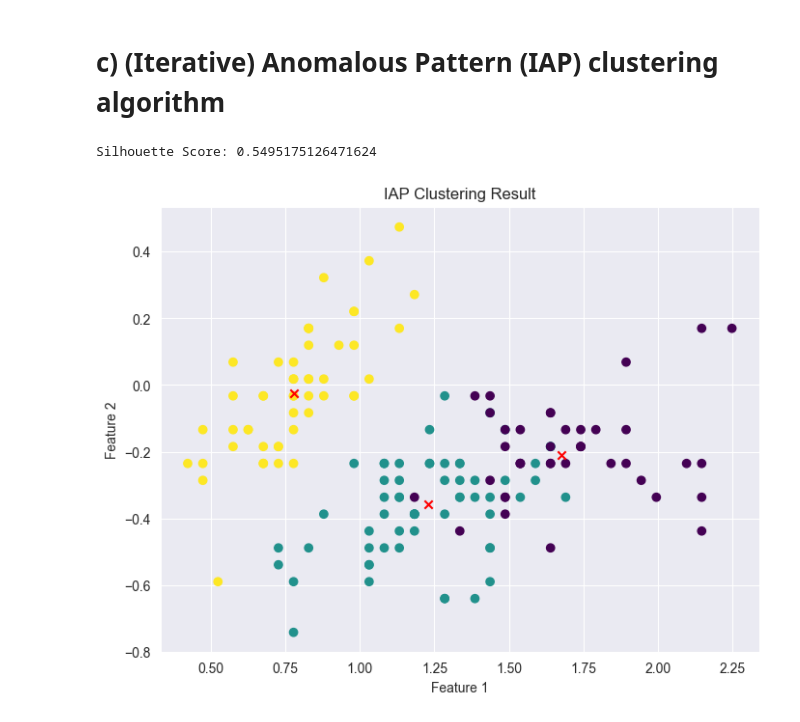
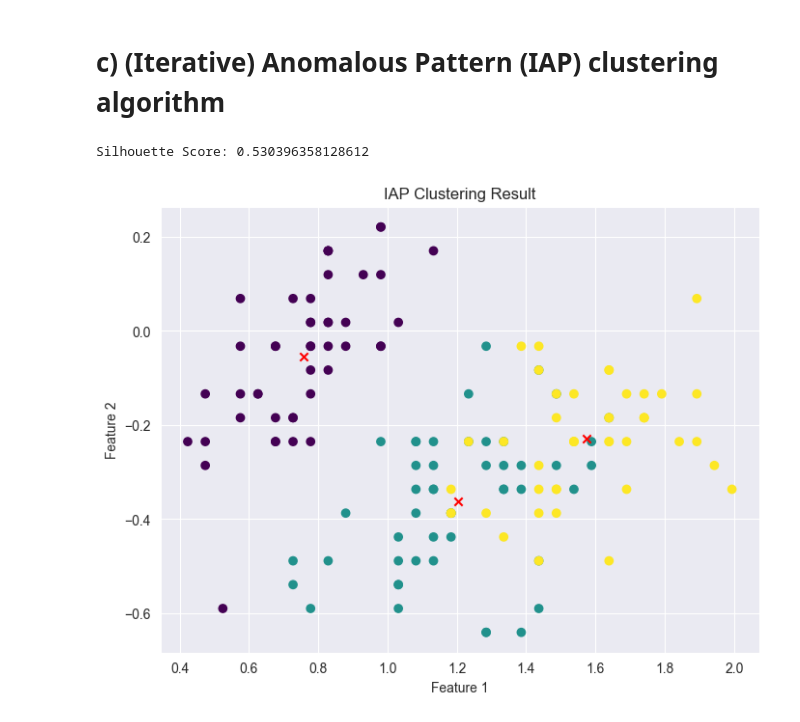
Before and after one commit to wumengyuu/PAD, a Jupyter notebook: FCM.ipynb, the cells around one changed output. Cells and saved outputs as stored; diff of their text form; code cells hidden in the pictures.

```diff
--- a/FCM.ipynb
+++ b/FCM.ipynb
@@ -87,10 +87,19 @@ def IAP_clustering(X, c, m, error, maxiter):
     Returns:
     cntr : Final cluster centers.
     u : Final fuzzy partition matrix.
+
     """
+    # Step 1: Identify anomalous points using an outlier detection method (e.g., Z-score, LOF)
+    outlier_threshold = 2.0  # Z-score threshold
+    z_scores = np.abs((X - X.mean(axis=0)) / X.std(axis=0))
+    anomaly_mask = np.any(z_scores > outlier_threshold, axis=1)
+
+    # Step 2: Remove anomalies from initial clustering
+    X_clean = X[~anomaly_mask]
+
     cntr, u, u0, d, jm, p, fpc = fuzz.cluster.cmeans(
-        X.T, c, m, error, maxiter, init=None)
-    return cntr, u, jm
+        X_clean.T, c, m, error, maxiter, init=None)
+    return cntr, u, jm, X_clean
 # %%
 from sklearn.datasets import load_iris
 
@@ -110,23 +119,23 @@ error = 0.005  # Stopping criterion
 maxiter = 1000  # Maximum number of iterations
 
 # Apply IAP clustering
-cntr, u, jm = IAP_clustering(X_scaled, c, m, error, maxiter)
+cntr, u, jm, X_clean = IAP_clustering(X_scaled, c, m, error, maxiter)
 # %%
 # Assign clusters based on the highest membership value
 cluster_labels = np.argmax(u, axis=0)
 
 # Calculate silhouette score
-sil_score = silhouette_score(X_scaled, cluster_labels)
+sil_score = silhouette_score(X_clean, cluster_labels)
 print(f'Silhouette Score: {sil_score}')
 
 # Visualize the clustering result
 plt.figure(figsize=(8, 6))
-plt.scatter(X_scaled[:, 0], X_scaled[:, 1], c=cluster_labels, cmap='viridis', marker='o')
+plt.scatter(X_clean[:, 0], X_clean[:, 1], c=cluster_labels, cmap='viridis', marker='o')
 plt.scatter(cntr[:, 0], cntr[:, 1], c='red', marker='x')  # Cluster centers
 plt.title('IAP Clustering Result')
 plt.xlabel('Feature 1')
 plt.ylabel('Feature 2')
 plt.show()
 # %% [output]
-Silhouette Score: 0.5495175126471624
+Silhouette Score: 0.530396358128612
-[figure, old version]
+[figure, new version]
```
